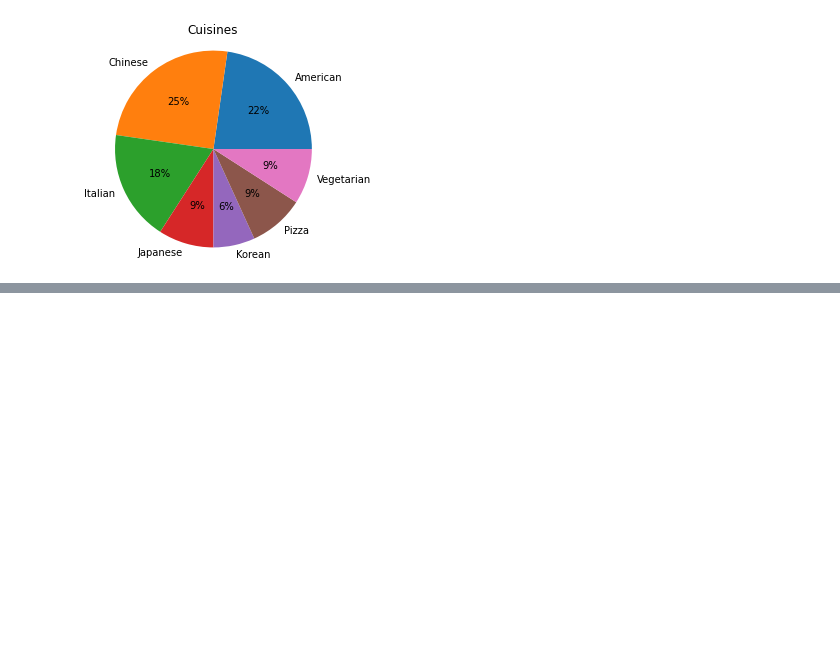
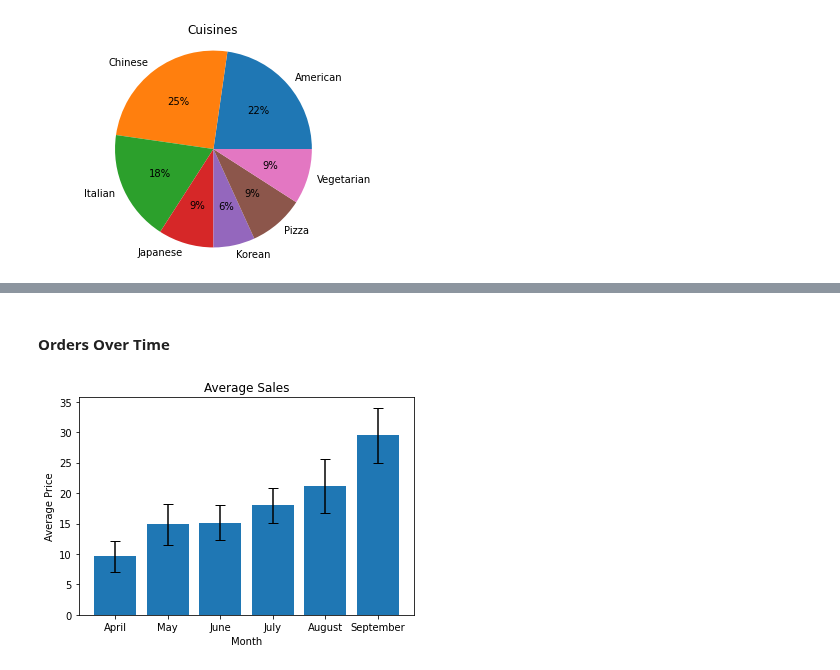
Before and after one commit to joeelorm/Data_Science, a Jupyter notebook: Data Visualization/Data Visualisation_2.ipynb, the cells around one changed output, grey strips where cells are left out. Cells and saved outputs as stored; diff of their text form; code cells hidden in the pictures; blank space fills up the shorter version.

```diff
--- a/Data Visualization/Data Visualisation_2.ipynb
+++ b/Data Visualization/Data Visualisation_2.ipynb
@@ -682,0 +689,4 @@ plt.show()
+# %%
+orders = pd.read_csv('/Users/elorm/Documents/Repos/Datasets/orders.csv')
+print(orders.head())
+orders.info()
@@ -682,0 +711,5 @@ plt.show()
+# %%
+#Creating a new column called month
+orders['month'] = orders['date'].str.split('-')
+orders['month'] = orders.apply(lambda row: row['month'][0], axis = 1)
+orders.head()
@@ -682,0 +723,4 @@ plt.show()
+# %%
+#Finding average monthly purchases
+avg_order = orders.groupby('month')['price'].agg('mean').reset_index()
+print(avg_order)
@@ -682,0 +735,3 @@ plt.show()
+# %%
+std_order = orders.groupby('month').price.std().reset_index()
+print(std_order)
@@ -682,0 +746,15 @@ plt.show()
+# %% [markdown]
+#### Orders Over Time
+# %%
+ax = plt.subplot()
+bar_heights = avg_order['price']
+bar_errors = std_order['price']
+plt.bar(range(len(avg_order['price'])), bar_heights, yerr = bar_errors, capsize = 5)
+ax.set_xticks([0, 1, 2, 3, 4, 5])
+ax.set_xticklabels(['April', 'May', 'June', 'July', 'August', 'September'])
+plt.title('Average Sales')
+plt.ylabel('Average Price')
+plt.xlabel('Month')
+plt.show()
+# %% [output]
+[figure, added]
```
Also changed, not shown: parts of 8 cells of this notebook.
